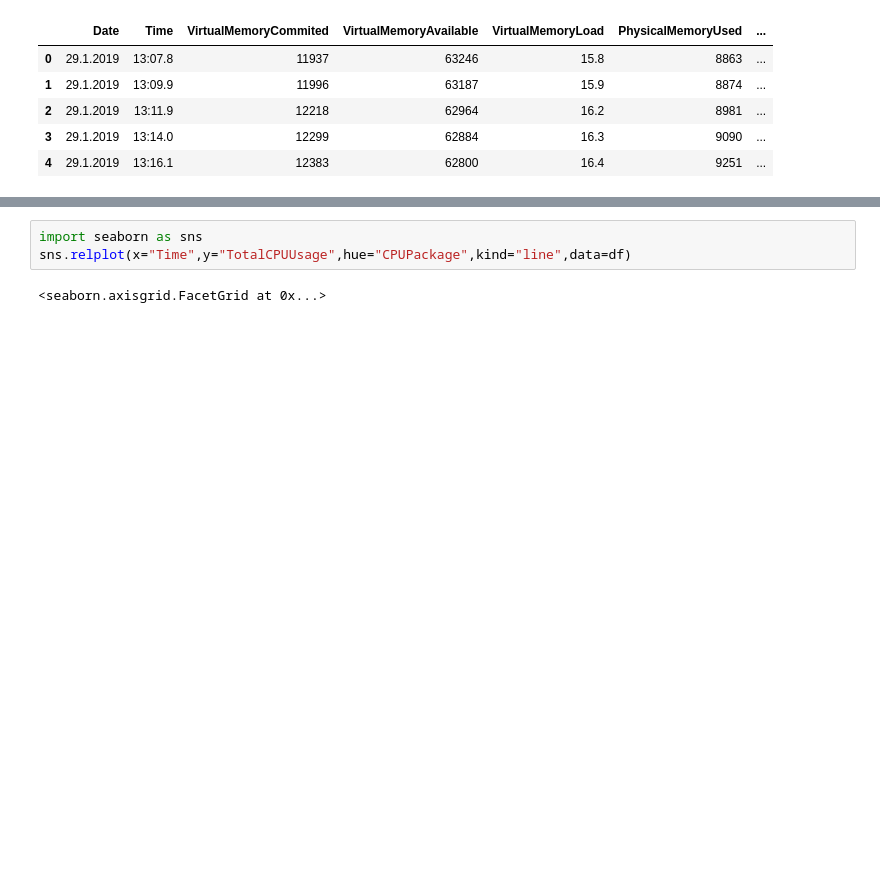
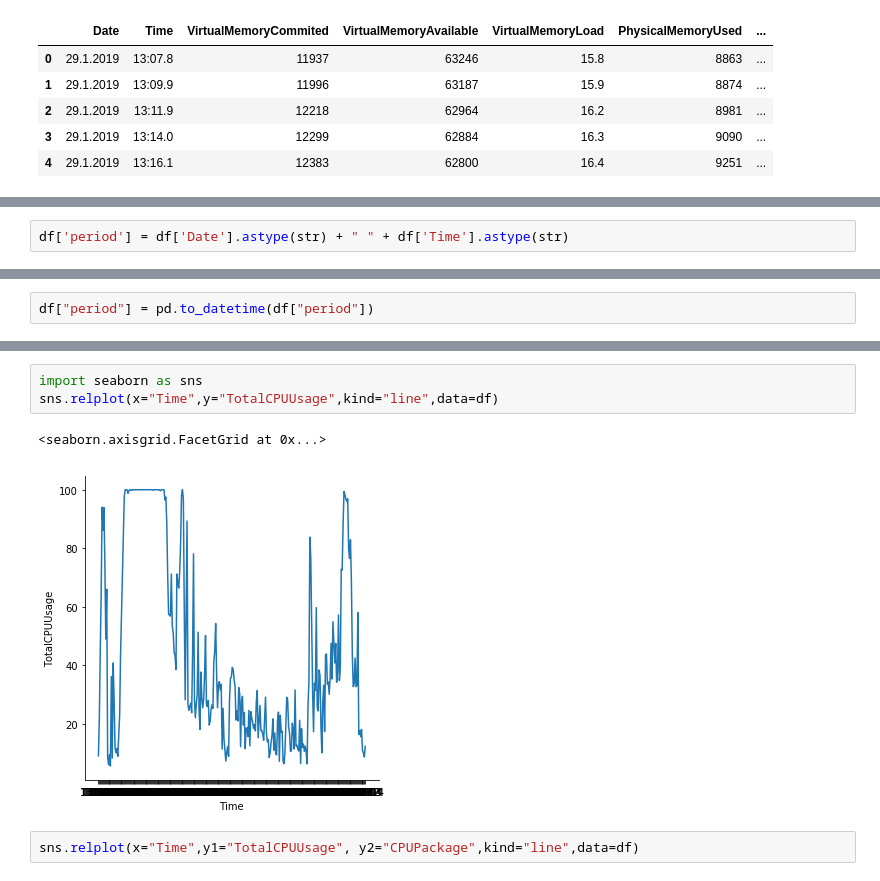
Before and after one commit to gklc811/pyGPU, a Jupyter notebook: Plotting_with_categorical_data.ipynb, the cells around one changed output, grey strips where cells are left out. Cells and saved outputs as stored; diff of their text form; blank space fills up the shorter version.

```diff
--- a/Plotting_with_categorical_data.ipynb
+++ b/Plotting_with_categorical_data.ipynb
@@ -38,0 +39,2 @@ memory usage: 1.4+ MB
+# %%
+df['period'] = df['Date'].astype(str) + " " + df['Time'].astype(str)
@@ -38,0 +81,2 @@ memory usage: 1.4+ MB
+# %%
+df["period"] = pd.to_datetime(df["period"])
@@ -39,5 +103,8 @@ memory usage: 1.4+ MB
 # %%
 import seaborn as sns
-sns.relplot(x="Time",y="TotalCPUUsage",hue="CPUPackage",kind="line",data=df)
+sns.relplot(x="Time",y="TotalCPUUsage",kind="line",data=df)
 # %% [output]
 <seaborn.axisgrid.FacetGrid at 0x...>
+[figure, added]
+# %%
+sns.relplot(x="Time",y1="TotalCPUUsage", y2="CPUPackage",kind="line",data=df)
```
Also changed, not shown: parts of 4 cells of this notebook, 1 other file.
